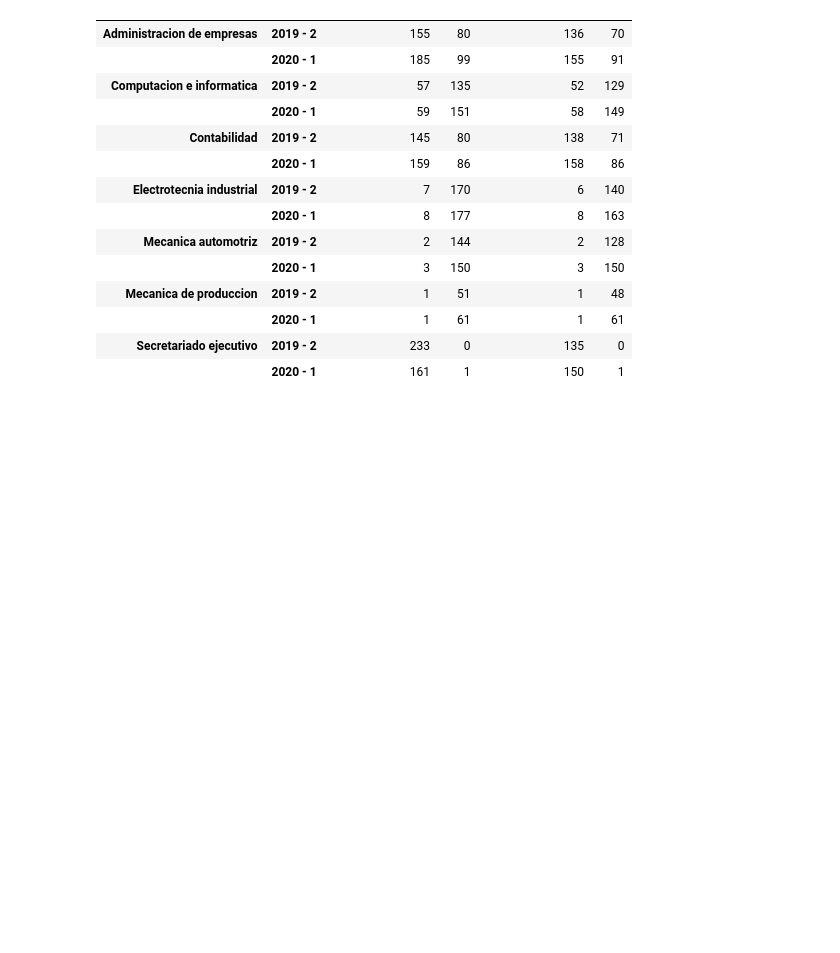
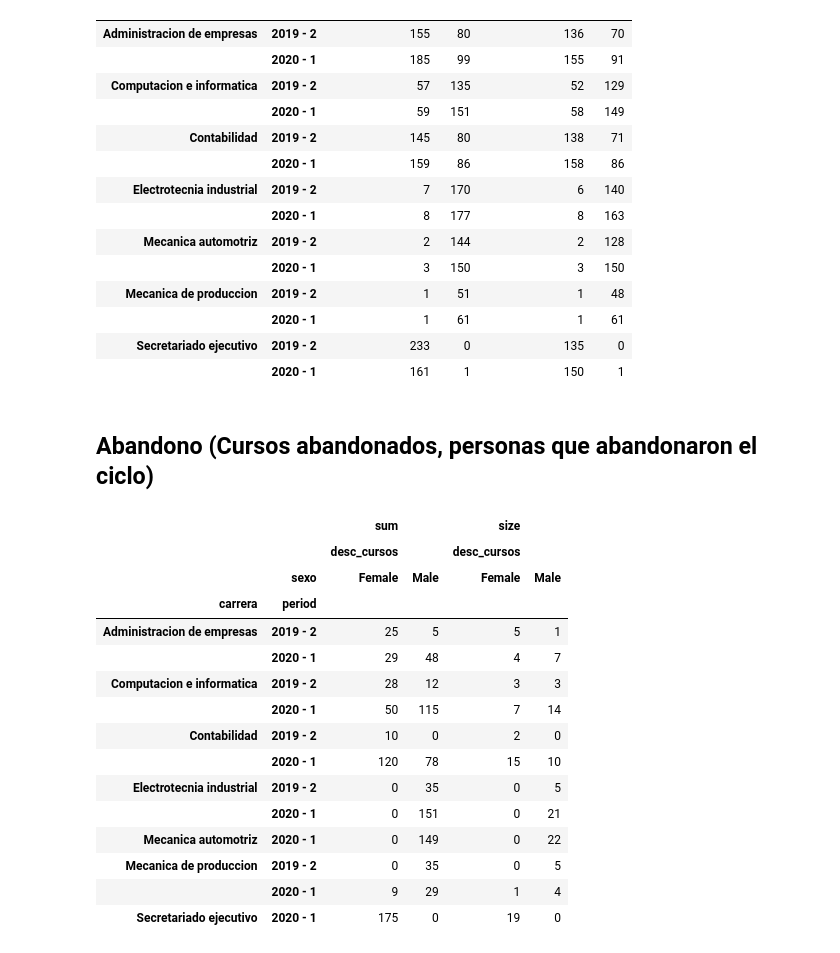
Before and after one commit to Robertopucp/Education_project, a Jupyter notebook: codes/summary.ipynb, the cells around one changed output. Saved outputs shown, nothing was run; the diff lists cells and outputs as text; code cells hidden in the pictures; blank space fills up the shorter version.

```diff
--- a/codes/summary.ipynb
+++ b/codes/summary.ipynb
@@ -650,3 +654,25 @@ compare_two("sexo", "carrera", "period", ["n_c_desaprovados"], rel_data_cat, [np
 |  | 2020 - 1 | 1 | 61 | 1 | 61 |
 | Secretariado ejecutivo | 2019 - 2 | 233 | 0 | 135 | 0 |
 |  | 2020 - 1 | 161 | 1 | 150 | 1 |
+# %% [markdown]
+## Abandono (Cursos abandonados, personas que abandonaron el ciclo)
+# %%
+compare_two("sexo", "carrera", "period", ["desc_cursos"], rel_data_cat[rel_data_cat["ave_total"] == 0], [np.sum, np.size]).round(2)
+# rel_data_cat
+# %% [output]
+|  |  | sum |  | size |  |
+|  |  | desc_cursos |  | desc_cursos |  |
+|  | sexo | Female | Male | Female | Male |
+| carrera | period |  |  |  |  |
+| Administracion de empresas | 2019 - 2 | 25 | 5 | 5 | 1 |
+|  | 2020 - 1 | 29 | 48 | 4 | 7 |
+| Computacion e informatica | 2019 - 2 | 28 | 12 | 3 | 3 |
+|  | 2020 - 1 | 50 | 115 | 7 | 14 |
+| Contabilidad | 2019 - 2 | 10 | 0 | 2 | 0 |
+|  | 2020 - 1 | 120 | 78 | 15 | 10 |
+| Electrotecnia industrial | 2019 - 2 | 0 | 35 | 0 | 5 |
+|  | 2020 - 1 | 0 | 151 | 0 | 21 |
+| Mecanica automotriz | 2020 - 1 | 0 | 149 | 0 | 22 |
+| Mecanica de produccion | 2019 - 2 | 0 | 35 | 0 | 5 |
+|  | 2020 - 1 | 9 | 29 | 1 | 4 |
+| Secretariado ejecutivo | 2020 - 1 | 175 | 0 | 19 | 0 |
```
Also changed, not shown: parts of 11 cells of this notebook.
